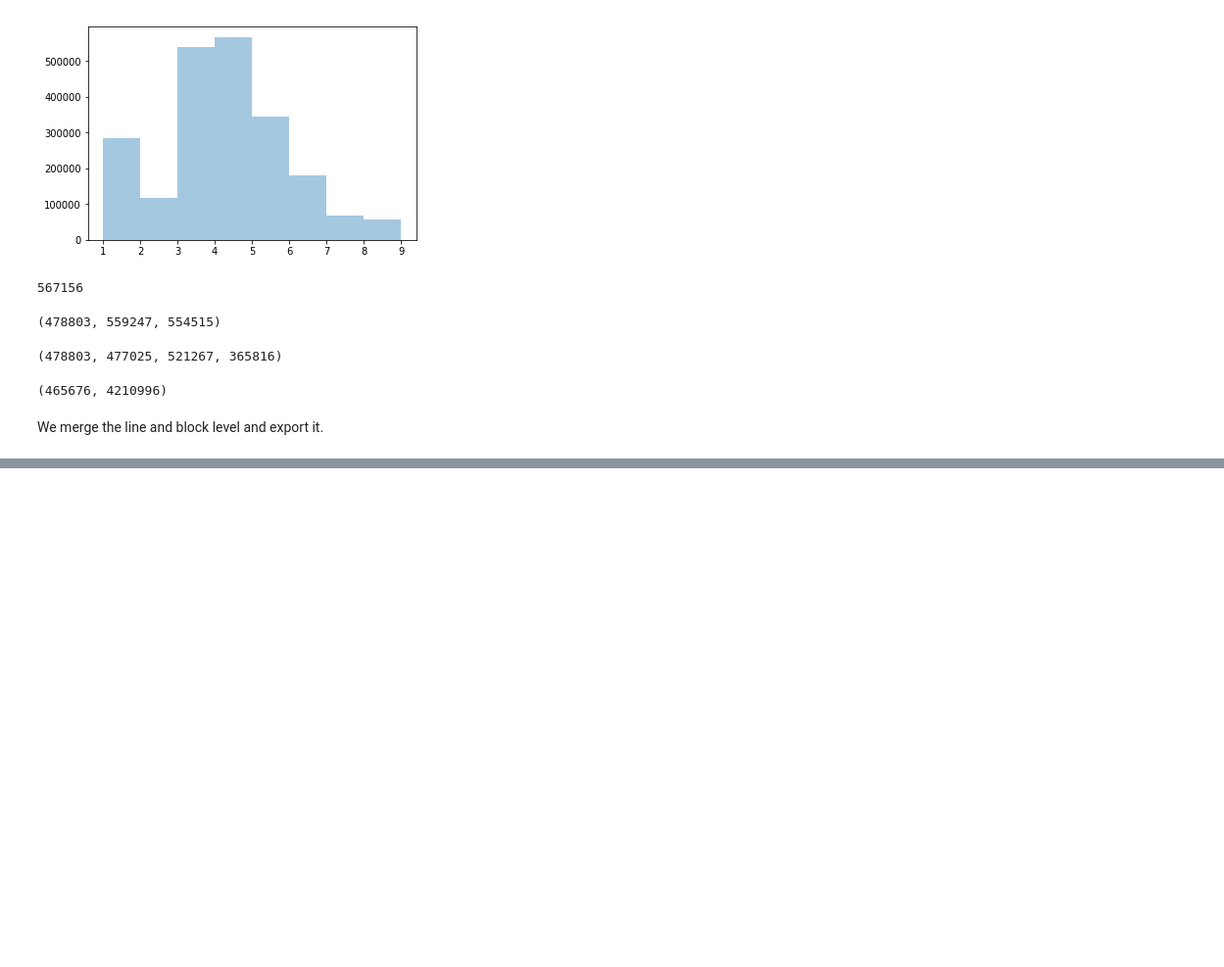
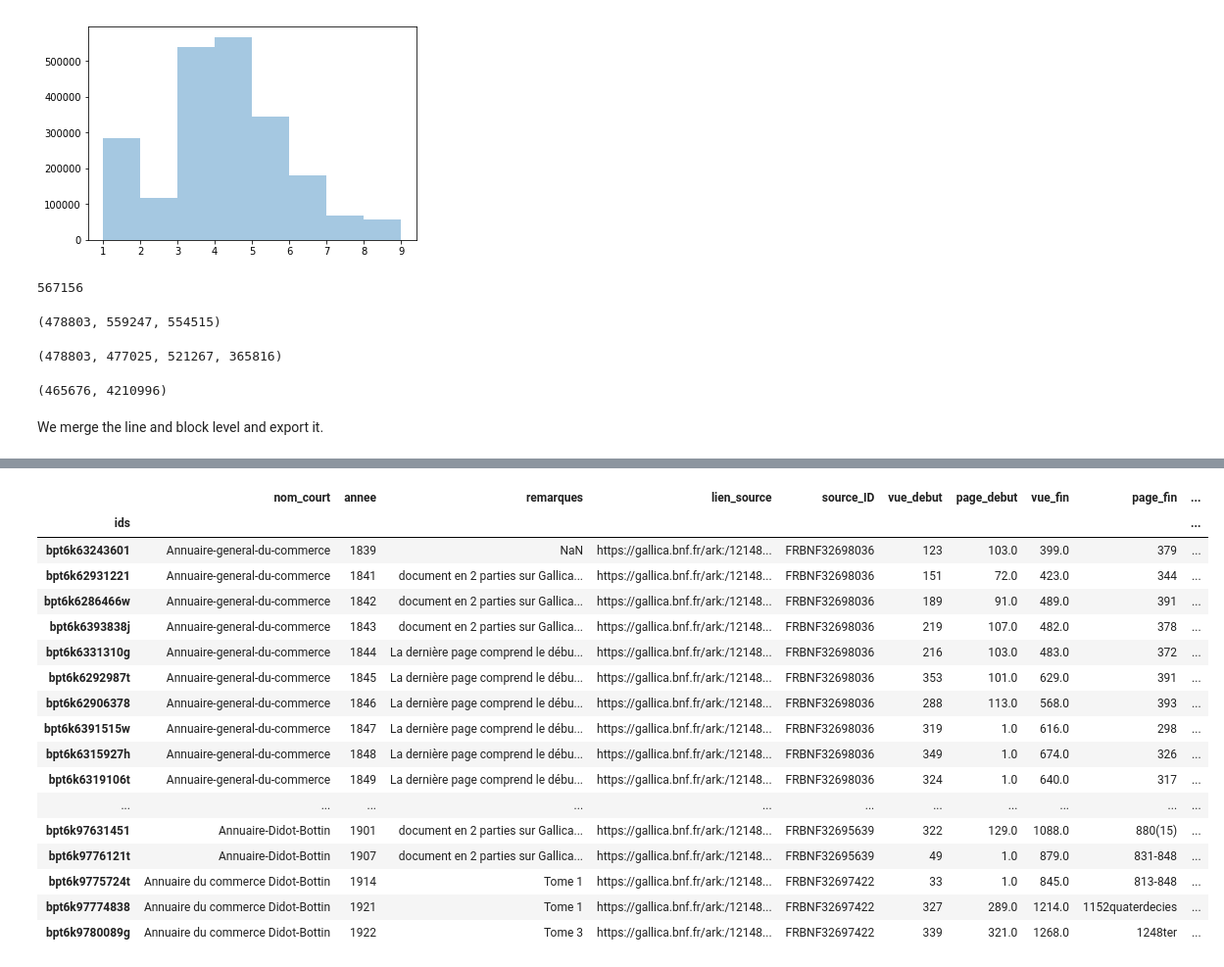
Before and after one commit to adescombes/Richelieu, a Jupyter notebook: Gallica OCR extraction de données.ipynb, the cells around one changed output, grey strips where cells are left out. Shown at 98% size. Saved outputs shown, nothing was run; the diff lists cells and outputs as text; code cells hidden in the pictures; blank space fills up the shorter version.

```diff
--- a/Gallica OCR extraction de données.ipynb
+++ b/Gallica OCR extraction de données.ipynb
@@ -570,0 +816,21 @@ writer.save()
+# %%
+df_rep
+# %% [output]
+|  | nom_court | annee | remarques | lien_source | source_ID | vue_debut | page_debut | vue_fin | page_fin | ... |
+| ids |  |  |  |  |  |  |  |  |  | ... |
+| bpt6k63243601 | Annuaire-general-du-commerce | 1839 | NaN | https://gallica.bnf.fr/ark:/12148... | FRBNF32698036 | 123 | 103.0 | 399.0 | 379 | ... |
+| bpt6k62931221 | Annuaire-general-du-commerce | 1841 | document en 2 parties sur Gallica... | https://gallica.bnf.fr/ark:/12148... | FRBNF32698036 | 151 | 72.0 | 423.0 | 344 | ... |
+| bpt6k6286466w | Annuaire-general-du-commerce | 1842 | document en 2 parties sur Gallica... | https://gallica.bnf.fr/ark:/12148... | FRBNF32698036 | 189 | 91.0 | 489.0 | 391 | ... |
+| bpt6k6393838j | Annuaire-general-du-commerce | 1843 | document en 2 parties sur Gallica... | https://gallica.bnf.fr/ark:/12148... | FRBNF32698036 | 219 | 107.0 | 482.0 | 378 | ... |
+| bpt6k6331310g | Annuaire-general-du-commerce | 1844 | La dernière page comprend le débu... | https://gallica.bnf.fr/ark:/12148... | FRBNF32698036 | 216 | 103.0 | 483.0 | 372 | ... |
+| bpt6k6292987t | Annuaire-general-du-commerce | 1845 | La dernière page comprend le débu... | https://gallica.bnf.fr/ark:/12148... | FRBNF32698036 | 353 | 101.0 | 629.0 | 391 | ... |
+| bpt6k62906378 | Annuaire-general-du-commerce | 1846 | La dernière page comprend le débu... | https://gallica.bnf.fr/ark:/12148... | FRBNF32698036 | 288 | 113.0 | 568.0 | 393 | ... |
+| bpt6k6391515w | Annuaire-general-du-commerce | 1847 | La dernière page comprend le débu... | https://gallica.bnf.fr/ark:/12148... | FRBNF32698036 | 319 | 1.0 | 616.0 | 298 | ... |
+| bpt6k6315927h | Annuaire-general-du-commerce | 1848 | La dernière page comprend le débu... | https://gallica.bnf.fr/ark:/12148... | FRBNF32698036 | 349 | 1.0 | 674.0 | 326 | ... |
+| bpt6k6319106t | Annuaire-general-du-commerce | 1849 | La dernière page comprend le débu... | https://gallica.bnf.fr/ark:/12148... | FRBNF32698036 | 324 | 1.0 | 640.0 | 317 | ... |
+| ... | ... | ... | ... | ... | ... | ... | ... | ... | ... | ... |
+| bpt6k97631451 | Annuaire-Didot-Bottin | 1901 | document en 2 parties sur Gallica... | https://gallica.bnf.fr/ark:/12148... | FRBNF32695639 | 322 | 129.0 | 1088.0 | 880(15) | ... |
+| bpt6k9776121t | Annuaire-Didot-Bottin | 1907 | document en 2 parties sur Gallica... | https://gallica.bnf.fr/ark:/12148... | FRBNF32695639 | 49 | 1.0 | 879.0 | 831-848 | ... |
+| bpt6k9775724t | Annuaire du commerce Didot-Bottin | 1914 | Tome 1 | https://gallica.bnf.fr/ark:/12148... | FRBNF32697422 | 33 | 1.0 | 845.0 | 813-848 | ... |
+| bpt6k97774838 | Annuaire du commerce Didot-Bottin | 1921 | Tome 1 | https://gallica.bnf.fr/ark:/12148... | FRBNF32697422 | 327 | 289.0 | 1214.0 | 1152quaterdecies | ... |
+| bpt6k9780089g | Annuaire du commerce Didot-Bottin | 1922 | Tome 3 | https://gallica.bnf.fr/ark:/12148... | FRBNF32697422 | 339 | 321.0 | 1268.0 | 1248ter | ... |
```
Also changed, not shown: parts of 38 cells of this notebook, 1 other file.
